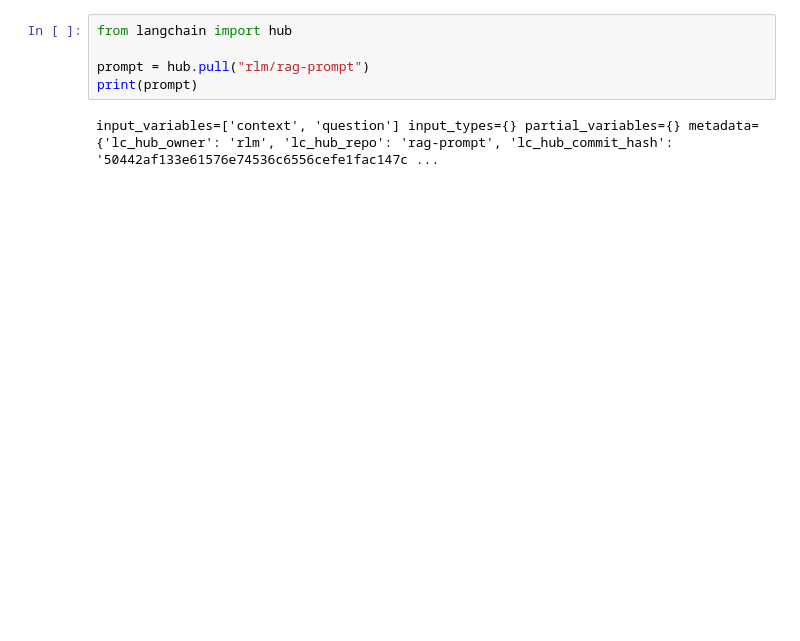
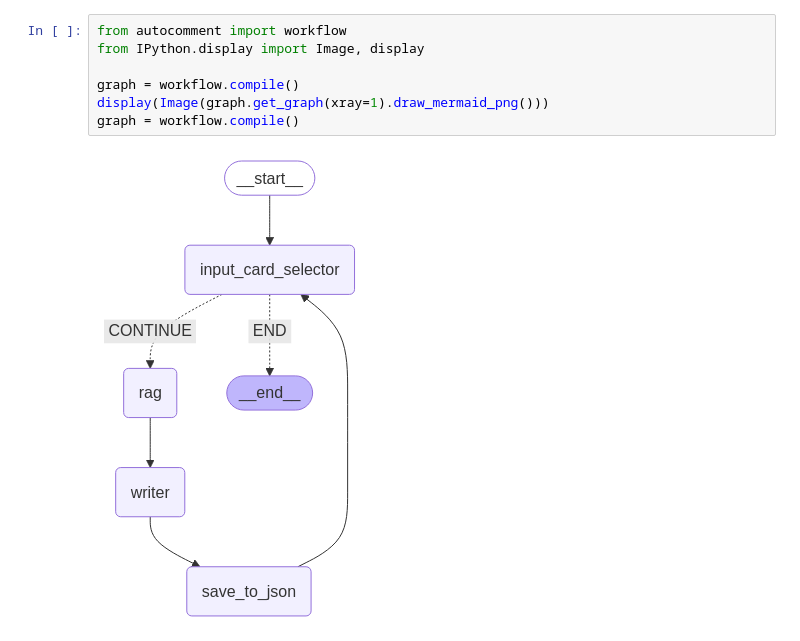
Before and after one commit to taozhan18/MooseAgent, a Jupyter notebook: src/mooseagent/graph.ipynb, the cells around one changed output. Drawn from its saved outputs; the diff is of its cells as text; blank space fills up the shorter version.

Commit message:
make plot

```diff
--- a/src/mooseagent/graph.ipynb
+++ b/src/mooseagent/graph.ipynb
@@ -29,10 +10,12 @@ These apps can be utilized to set up the simulation for the tensile test on the
-# %%
-from langchain import hub
-
-prompt = hub.pull("rlm/rag-prompt")
-print(prompt)
-# %% [output]
-input_variables=['context', 'question'] input_types={} partial_variables={} metadata={'lc_hub_owner': 'rlm', 'lc_hub_repo': 'rag-prompt', 'lc_hub_commit_hash': '50442af133e61576e74536c6556cefe1fac147c ...
+# %%
+from autocomment import workflow
+from IPython.display import Image, display
+
+graph = workflow.compile()
+display(Image(graph.get_graph(xray=1).draw_mermaid_png()))
+graph = workflow.compile()
+# %% [output]
+[figure, added]
 # %%
 from IPython.display import Image, display
 
```
Also changed, not shown: parts of 5 cells of this notebook.
